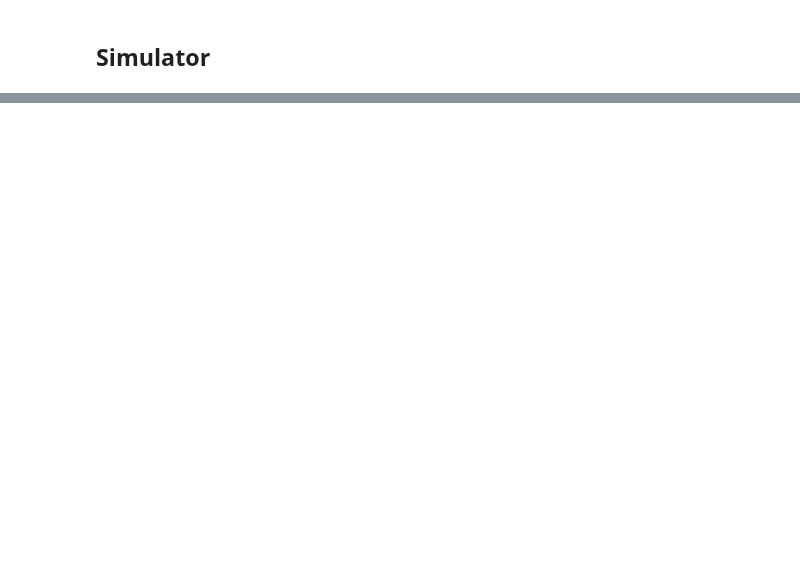
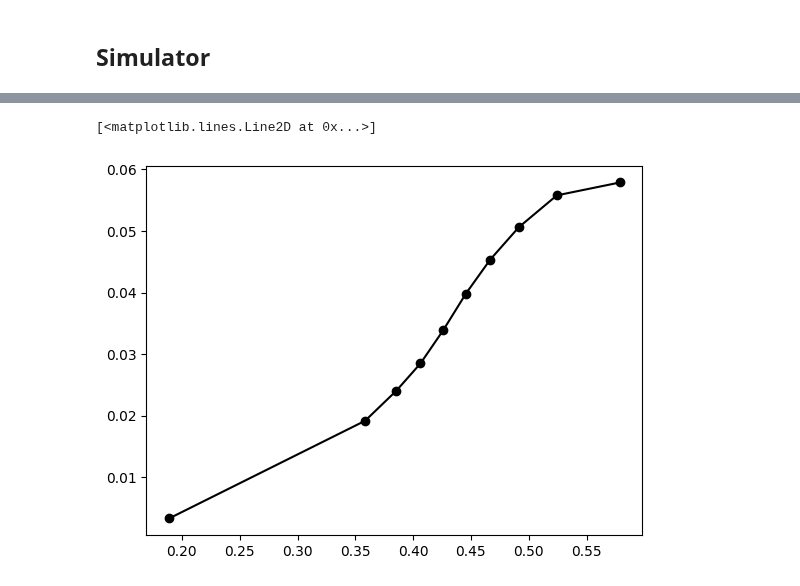
Before and after one commit to simschaefer/amortized-dmc, a Jupyter notebook: notebooks/dmc_introduction.ipynb, the cells around one changed output, grey strips where cells are left out. Saved outputs shown, nothing was run; the diff lists cells and outputs as text; code cells hidden in the pictures; blank space fills up the shorter version.

```diff
--- a/notebooks/dmc_introduction.ipynb
+++ b/notebooks/dmc_introduction.ipynb
@@ -242,0 +206,3 @@ TypeError: normal(): argument 'size' failed to unpack the object at pos 3 with e
+# %%
+data_delta = dmc_helpers.delta_functions(data=df_complete, grouping_labels=['conditions'], congruency_name='conditions')
+data_delta
@@ -242,0 +222,7 @@ TypeError: normal(): argument 'size' failed to unpack the object at pos 3 with e
+# %%
+import matplotlib.pyplot as plt
+
+plt.plot(data_delta["mean_qu"] ,data_delta["delta"],"o-",  color='black')
+# %% [output]
+[<matplotlib.lines.Line2D at 0x...>]
+[figure, added]
```
Also changed, not shown: parts of 59 cells of this notebook, 5 other files.
